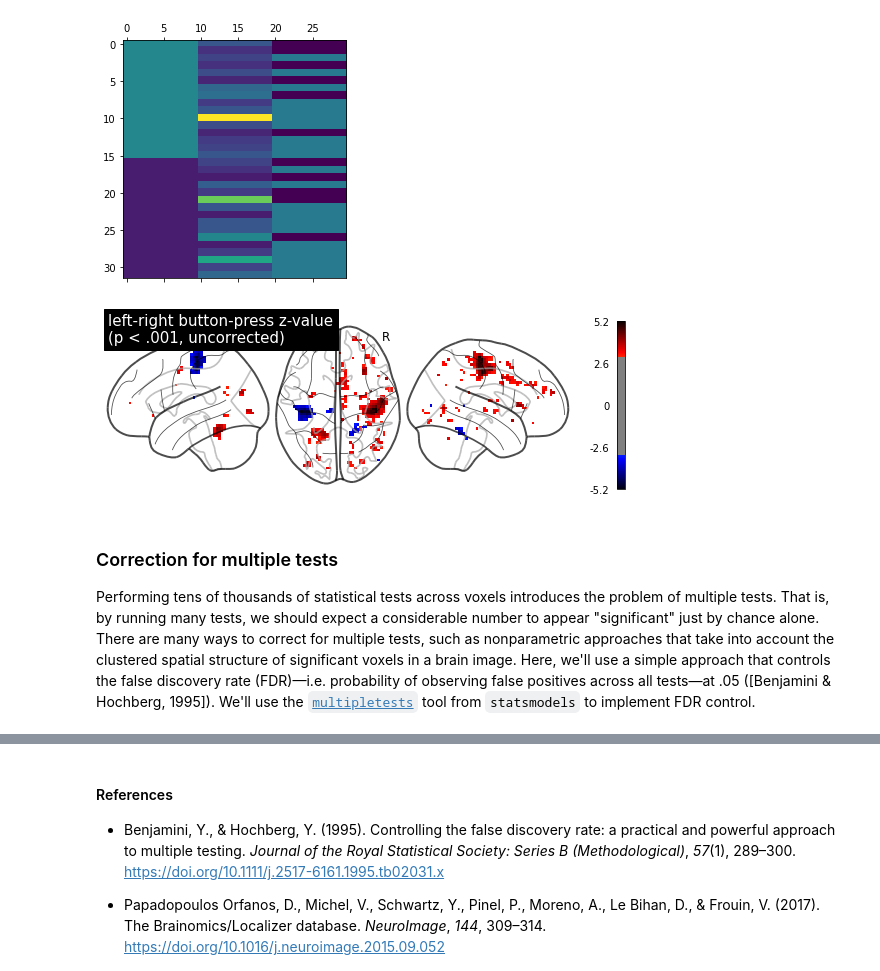
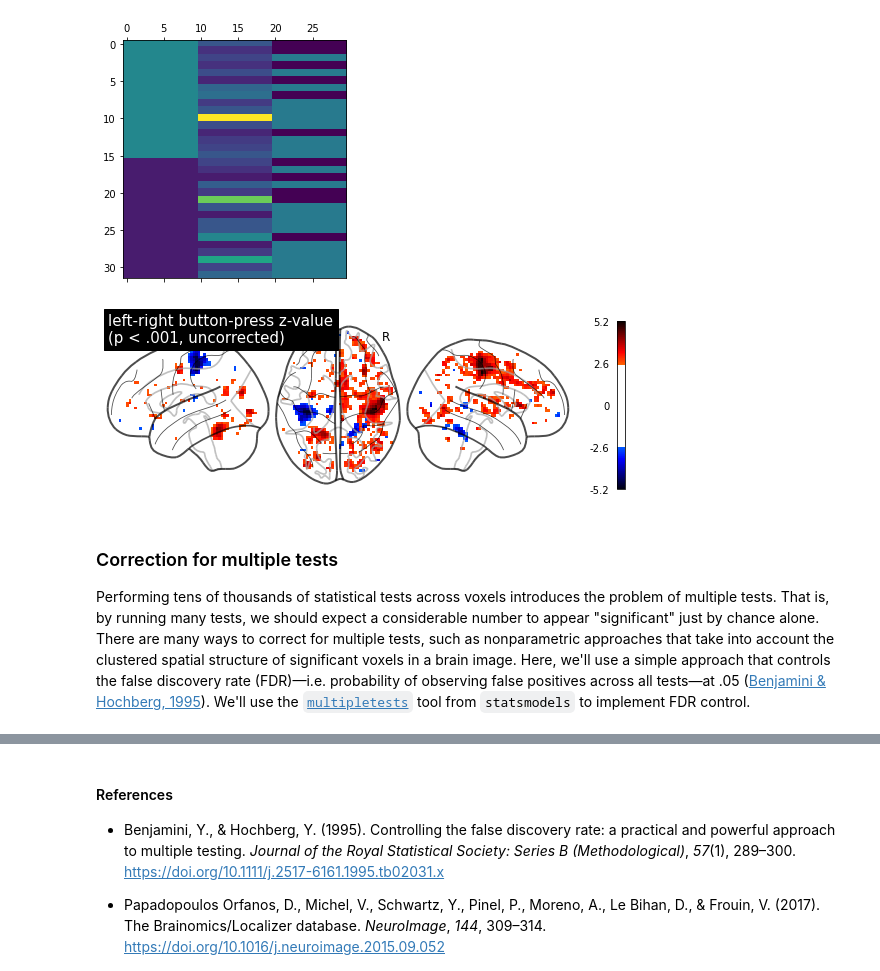
Before and after one commit to yunchang-z/neu502b-lab, a Jupyter notebook: fmri-07/fmri-07-group.ipynb, the cells around one changed output, grey strips where cells are left out. Drawn from its saved outputs; the diff is of its cells as text; code cells hidden in the pictures.

```diff
--- a/fmri-07/fmri-07-group.ipynb
+++ b/fmri-07/fmri-07-group.ipynb
@@ -72,9 +72,11 @@ sample1 = np.arange(1, n_subjects + 1)
 sample2 = np.arange(n_subjects + 1, n_subjects + n_subjects + 1)
 
 localizer_dataset1 = fetch_localizer_contrasts(['left button press'],
-                                               sample1, get_tmaps=True)
+                                               sample1, get_tmaps=True,
+                                               data_dir=data_dir)
 localizer_dataset2 = fetch_localizer_contrasts(['right button press'],
-                                               sample2, get_tmaps=True)
+                                               sample2, get_tmaps=True,
+                                               data_dir=data_dir)
 # %%
 # Plot t-maps for 16 left button-press subjects
 fig, axes = plt.subplots(nrows=2, ncols=8, figsize=(12, 6))
@@ -127,9 +129,11 @@ Given the experimental design of the example dataset—where each subject receiv
 n_subjects = 16
 
 localizer_dataset1 = fetch_localizer_contrasts(['left button press'],
-                                               n_subjects, get_tmaps=True)
+                                               n_subjects, get_tmaps=True,
+                                               data_dir=data_dir)
 localizer_dataset2 = fetch_localizer_contrasts(['right button press'],
-                                               n_subjects, get_tmaps=True)
+                                               n_subjects, get_tmaps=True,
+                                               data_dir=data_dir)
 # %%
 # Plot t-maps for both conditions across 16 subjects
 fig, axes = plt.subplots(nrows=2, ncols=8, figsize=(12, 6))
@@ -266,9 +270,11 @@ sample1 = np.arange(1, n_subjects + 1)
 sample2 = np.arange(n_subjects + 1, n_subjects + n_subjects + 1)
 
 localizer_dataset1 = fetch_localizer_contrasts(['left button press'],
-                                               sample1, get_tmaps=True)
+                                               sample1, get_tmaps=True,
+                                               data_dir=data_dir)
 localizer_dataset2 = fetch_localizer_contrasts(['right button press'],
-                                               sample2, get_tmaps=True)
+                                               sample2, get_tmaps=True,
+                                               data_dir=data_dir)
 # %%
 import pandas as pd
 from scipy.stats import zscore
@@ -284,8 +290,8 @@ age = ([int(s[1]) for s in localizer_dataset1['ext_vars']] +
        [int(s[1]) for s in localizer_dataset2['ext_vars']])
 
 # We can also include reported sex as a covariate
-sex = ([s[2].decode('utf-8') for s in localizer_dataset1['ext_vars']] +
-       [s[2].decode('utf-8') for s in localizer_dataset2['ext_vars']])
+sex = ([s[2] for s in localizer_dataset1['ext_vars']] +
+       [s[2] for s in localizer_dataset2['ext_vars']])
 sex = [1 if s == 'F' else -1 for s in sex]
 
 # Assemble the group-level design matrix
@@ -308,18 +314,18 @@ second_level_model = SecondLevelModel(mask_img=masker).fit(
 z_map = second_level_model.compute_contrast('left vs. right button',
                                             output_type='z_score')
 # %%
-# Z-value for regression coefficient p < .001
-threshold = 3.1
+# Z-value for regression coefficient p < .005
+threshold = 2.6
 
 plot_glass_brain(z_map, threshold=threshold, colorbar=True,
                  display_mode='lzr', plot_abs=False,
                  title=('left-right button-press z-value\n'
                         '(p < .001, uncorrected)'));
 # %% [output]
-[figure, old version]
+[figure, new version]
 # %% [markdown]
 ### Correction for multiple tests
-Performing tens of thousands of statistical tests across voxels introduces the problem of multiple tests. That is, by running many tests, we should expect a considerable number to appear "significant" just by chance alone. There are many ways to correct for multiple tests, such as nonparametric approaches that take into account the clustered spatial structure of significant voxels in a brain image. Here, we'll use a simple approach that controls the false discovery rate (FDR)—i.e. probability of observing false positives across all tests—at .05 ([Benjamini & Hochberg, 1995]). We'll use the [`multipletests`](https://www.statsmodels.org/stable/generated/statsmodels.stats.multitest.multipletests.html) tool from `statsmodels` to implement FDR control.
+Performing tens of thousands of statistical tests across voxels introduces the problem of multiple tests. That is, by running many tests, we should expect a considerable number to appear "significant" just by chance alone. There are many ways to correct for multiple tests, such as nonparametric approaches that take into account the clustered spatial structure of significant voxels in a brain image. Here, we'll use a simple approach that controls the false discovery rate (FDR)—i.e. probability of observing false positives across all tests—at .05 ([Benjamini & Hochberg, 1995](https://doi.org/10.1111/j.2517-6161.1995.tb02031.x)). We'll use the [`multipletests`](https://www.statsmodels.org/stable/generated/statsmodels.stats.multitest.multipletests.html) tool from `statsmodels` to implement FDR control.
 # %%
 # Control false discovery rate (FDR) at .05
 from statsmodels.stats.multitest import multipletests
```
Also changed, not shown: parts of 10 cells of this notebook.
